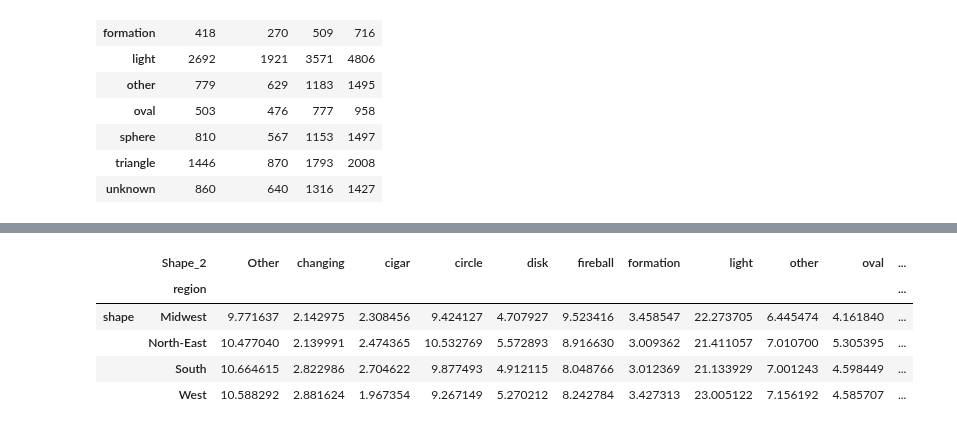
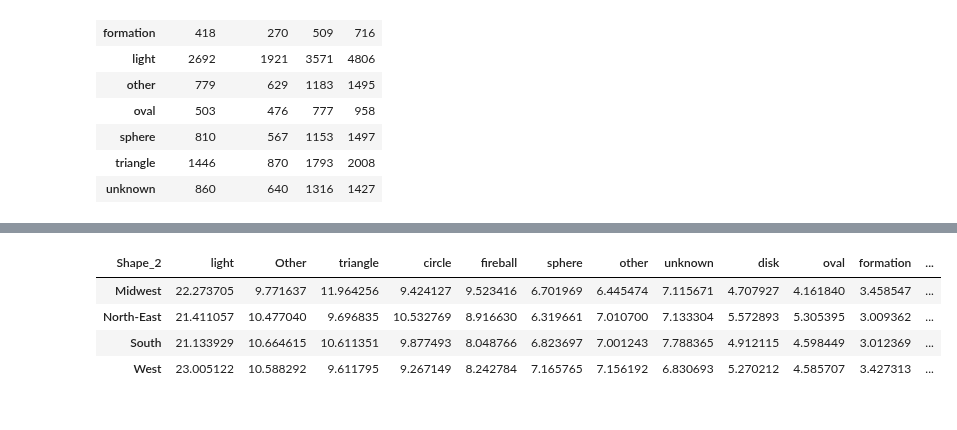
Before and after one commit to mmegancross/project-1-alien-analysis, a Jupyter notebook: Melissa Jupyter Notebook.ipynb, the cells around one changed output, grey strips where cells are left out. Saved outputs shown, nothing was run; the diff lists cells and outputs as text; code cells hidden in the pictures.

```diff
--- a/Melissa Jupyter Notebook.ipynb
+++ b/Melissa Jupyter Notebook.ipynb
@@ -550,12 +604,12 @@ smaller_region_data.head()
 | 3 | cylinder | Midwest | Other |
 | 4 | light | Midwest | light |
 # %%
-#group by region than shape, and then find the count
+#group by region than shape, and then find the count of each shape and sort by descending value
 
 region_groupby_df = smaller_region_data.groupby(['region', 'Shape_2'])
 region_groupby_df
 
-region_count_year = region_groupby_df.count()
+region_count_year = region_groupby_df.count().sort_values(by=['region', 'shape'], ascending=False)
 region_count_year
 # %% [output]
 |  |  | shape |
@@ -598,3 +652,11 @@ unstack_region_data
 | sphere | 810 | 567 | 1153 | 1497 |
 | triangle | 1446 | 870 | 1793 | 2008 |
 | unknown | 860 | 640 | 1316 | 1427 |
+# %%
+#remove multi-index created by groupby and reset index
+
+unstack_region_data.columns=unstack_region_data.columns.map('_'.join)
+
+unstack_region_data.reset_index()
+
+unstack_region_data
@@ -600,0 +679,7 @@ unstack_region_data
+# %%
+#rename columns
+
+unstack_region_data.rename(columns={'shape_Midwest': 'Midwest', 'shape_North-East': 'North-East', 'shape_South': 'South',
+                                   'shape_West': 'West'}, inplace=True)
+
+unstack_region_data
@@ -622,0 +733,5 @@ percent_region_data
+# %%
+#sort values by column 1 in descending order
+
+sort_data = percent_region_data.sort_values(by=['West'], ascending=False)
+sort_data
@@ -623,14 +754,14 @@ percent_region_data
 # %%
 #rotate the percentage data to shape being the columns and region the rows
-unstack_region_data_rotate = percent_region_data.T
+
+unstack_region_data_rotate = sort_data.T
 unstack_region_data_rotate
 # %% [output]
-|  | Shape_2 | Other | changing | cigar | circle | disk | fireball | formation | light | other | oval | ... |
-|  | region |  |  |  |  |  |  |  |  |  |  | ... |
-| shape | Midwest | 9.771637 | 2.142975 | 2.308456 | 9.424127 | 4.707927 | 9.523416 | 3.458547 | 22.273705 | 6.445474 | 4.161840 | ... |
-|  | North-East | 10.477040 | 2.139991 | 2.474365 | 10.532769 | 5.572893 | 8.916630 | 3.009362 | 21.411057 | 7.010700 | 5.305395 | ... |
-|  | South | 10.664615 | 2.822986 | 2.704622 | 9.877493 | 4.912115 | 8.048766 | 3.012369 | 21.133929 | 7.001243 | 4.598449 | ... |
-|  | West | 10.588292 | 2.881624 | 1.967354 | 9.267149 | 5.270212 | 8.242784 | 3.427313 | 23.005122 | 7.156192 | 4.585707 | ... |
+| Shape_2 | light | Other | triangle | circle | fireball | sphere | other | unknown | disk | oval | formation | ... |
+| Midwest | 22.273705 | 9.771637 | 11.964256 | 9.424127 | 9.523416 | 6.701969 | 6.445474 | 7.115671 | 4.707927 | 4.161840 | 3.458547 | ... |
+| North-East | 21.411057 | 10.477040 | 9.696835 | 10.532769 | 8.916630 | 6.319661 | 7.010700 | 7.133304 | 5.572893 | 5.305395 | 3.009362 | ... |
+| South | 21.133929 | 10.664615 | 10.611351 | 9.877493 | 8.048766 | 6.823697 | 7.001243 | 7.788365 | 4.912115 | 4.598449 | 3.012369 | ... |
+| West | 23.005122 | 10.588292 | 9.611795 | 9.267149 | 8.242784 | 7.165765 | 7.156192 | 6.830693 | 5.270212 | 4.585707 | 3.427313 | ... |
 # %%
 #plot the percentage of shapes by region data
 
```
Also changed, not shown: parts of 10 cells of this notebook, 3 other files.
